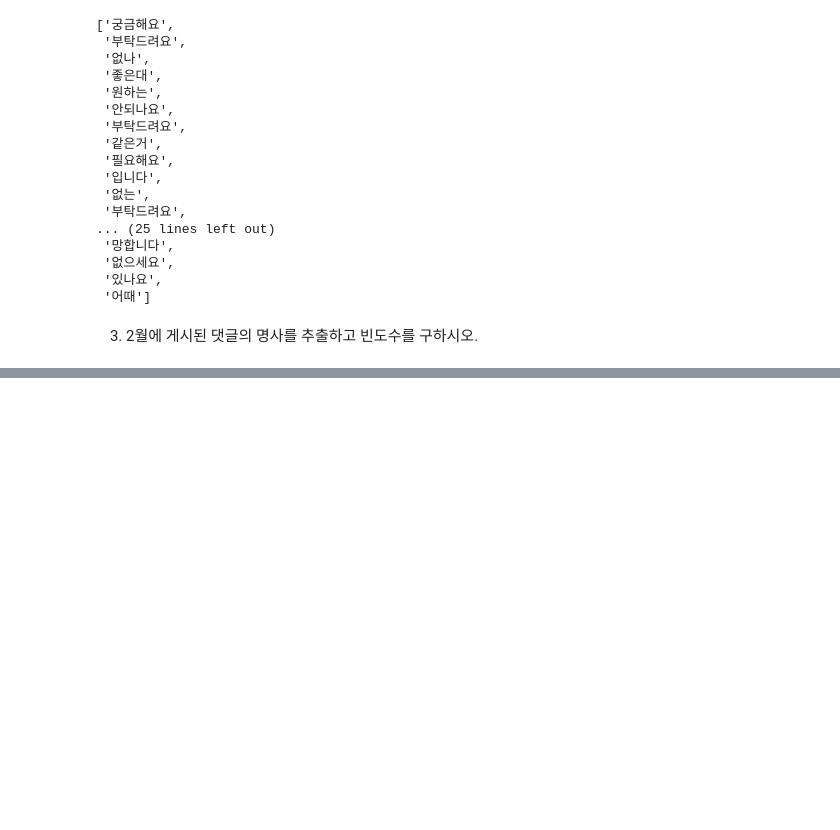
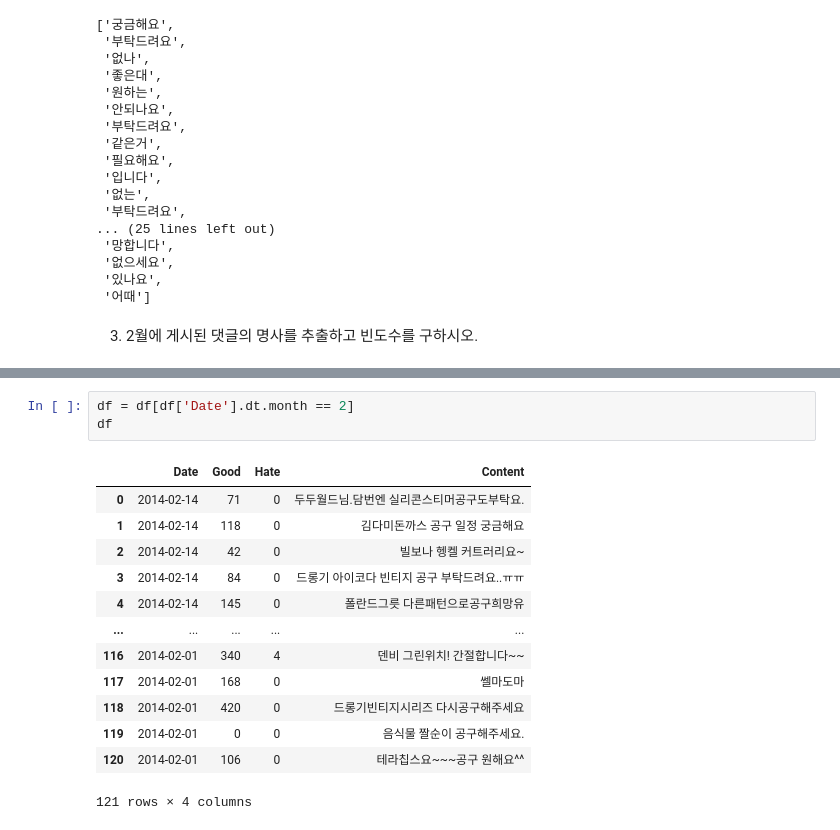
Before and after one commit to suhyehye/ADP-study, a Jupyter notebook: 모의고사/3회/3. 비정형 데이터마이닝.ipynb, the cells around one changed output, grey strips where cells are left out. Drawn from its saved outputs; the diff is of its cells as text; blank space fills up the shorter version.

```diff
--- a/모의고사/3회/3. 비정형 데이터마이닝.ipynb
+++ b/모의고사/3회/3. 비정형 데이터마이닝.ipynb
@@ -219,0 +256,17 @@ adj
+# %%
+df = df[df['Date'].dt.month == 2]
+df
+# %% [output]
+|  | Date | Good | Hate | Content |
+| 0 | 2014-02-14 | 71 | 0 | 두두월드님.담번엔 실리콘스티머공구도부탁요. |
+| 1 | 2014-02-14 | 118 | 0 | 김다미돈까스 공구 일정 궁금해요 |
+| 2 | 2014-02-14 | 42 | 0 | 빌보나 헹켈 커트러리요~ |
+| 3 | 2014-02-14 | 84 | 0 | 드롱기 아이코다 빈티지 공구 부탁드려요..ㅠㅠ |
+| 4 | 2014-02-14 | 145 | 0 | 폴란드그릇 다른패턴으로공구희망유 |
+| ... | ... | ... | ... | ... |
+| 116 | 2014-02-01 | 340 | 4 | 덴비 그린위치! 간절합니다~~ |
+| 117 | 2014-02-01 | 168 | 0 | 쎌마도마 |
+| 118 | 2014-02-01 | 420 | 0 | 드롱기빈티지시리즈 다시공구해주세요 |
+| 119 | 2014-02-01 | 0 | 0 | 음식물 짤순이 공구해주세요. |
+| 120 | 2014-02-01 | 106 | 0 | 테라칩스요~~~공구 원해요^^ |
+121 rows × 4 columns
```
Also changed, not shown: parts of 5 cells of this notebook.
